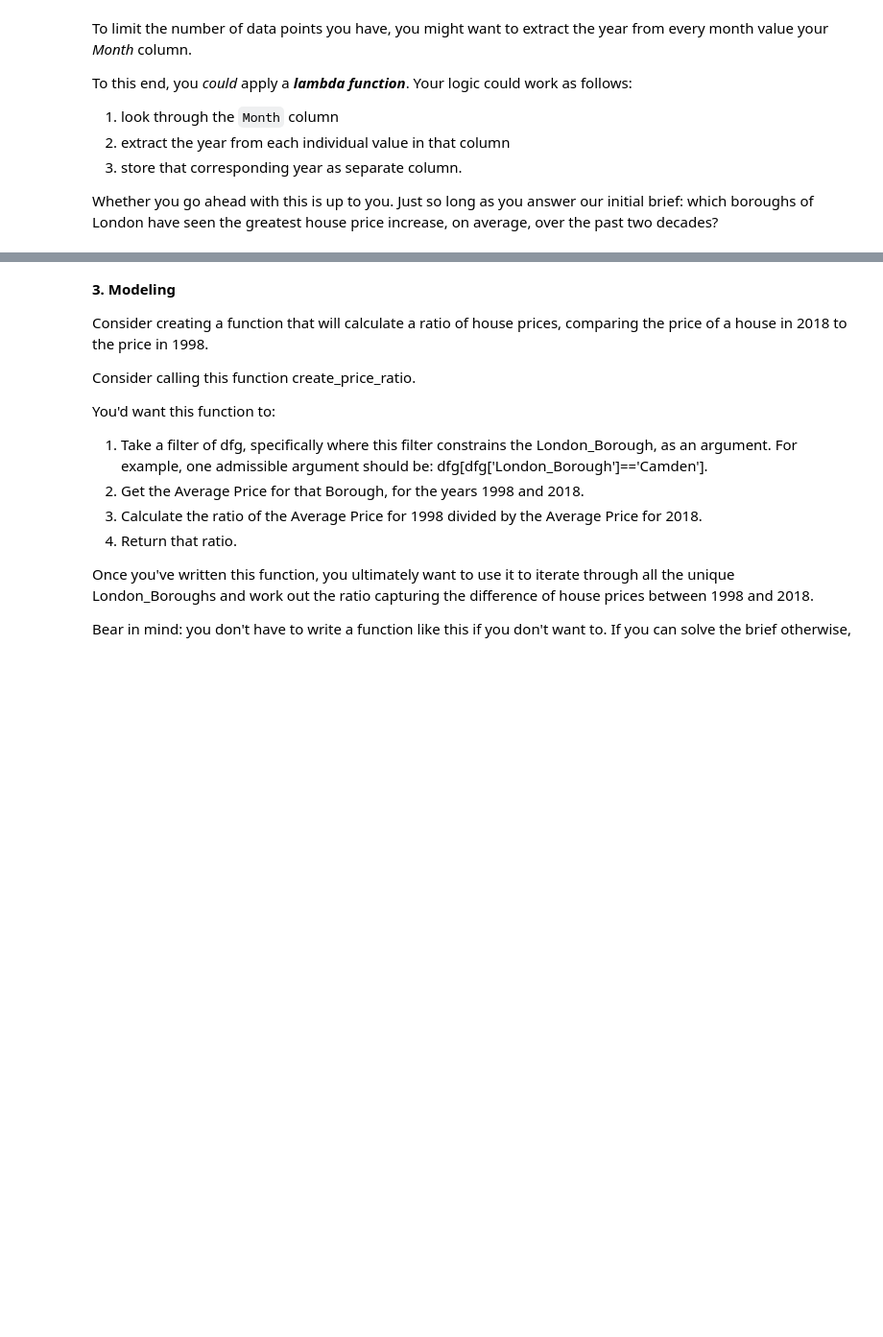
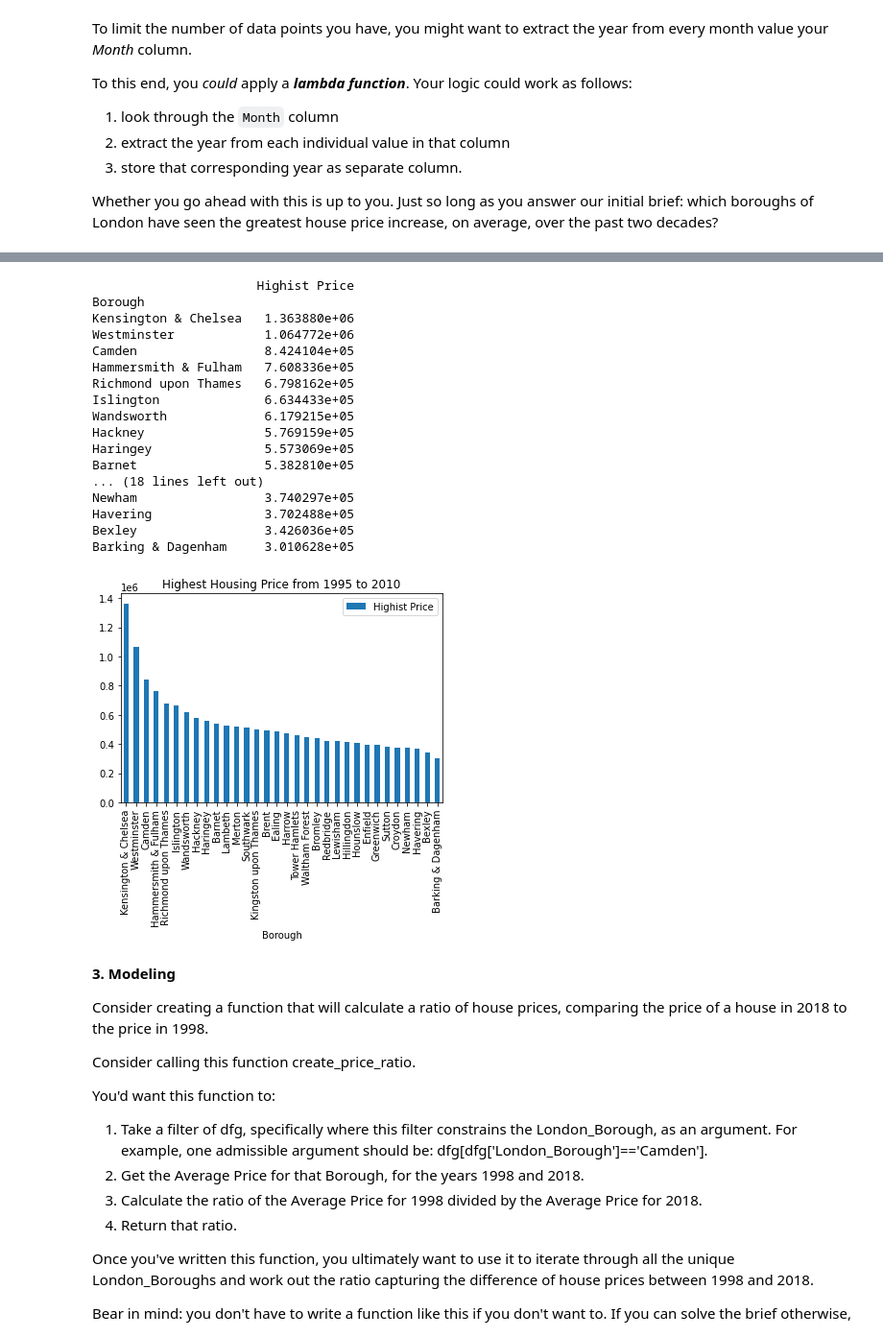
Before and after one commit to LanxyL/Springboard, a Jupyter notebook: Unit 4 Challenge - Tier 3 - Lanxi Liu.ipynb, the cells around one changed output, grey strips where cells are left out. Shown at 96% size. Saved outputs shown, nothing was run; the diff lists cells and outputs as text; code cells hidden in the pictures; blank space fills up the shorter version.

```diff
--- a/Unit 4 Challenge - Tier 3 - Lanxi Liu.ipynb
+++ b/Unit 4 Challenge - Tier 3 - Lanxi Liu.ipynb
@@ -245,3 +243,37 @@ yearly.head()
+# %%
+alltimehigh_dict = {}
+
+for borough in list_boroughs:
+    highest = yearly.loc[borough].max()
+    alltimehigh_dict[borough] = highest
+
+alltimehigh = pd.DataFrame(alltimehigh_dict.items()
+                           ,columns=['Borough','Highist Price']).set_index('Borough').sort_values('Highist Price', ascending=False)
+
+print(alltimehigh)
+
+alltimehigh.plot(kind='bar')
+plt.title('Highest Housing Price from 1995 to 2010')
+plt.show()
+# %% [output]
+                      Highist Price
+Borough
+Kensington & Chelsea   1.363880e+06
+Westminster            1.064772e+06
+Camden                 8.424104e+05
+Hammersmith & Fulham   7.608336e+05
+Richmond upon Thames   6.798162e+05
+Islington              6.634433e+05
+Wandsworth             6.179215e+05
+Hackney                5.769159e+05
+Haringey               5.573069e+05
+Barnet                 5.382810e+05
+... (18 lines left out)
+Newham                 3.740297e+05
+Havering               3.702488e+05
+Bexley                 3.426036e+05
+Barking & Dagenham     3.010628e+05
+[figure, added]
 # %% [markdown]
 **3. Modeling**
 
```
Also changed, not shown: parts of 2 cells of this notebook.
